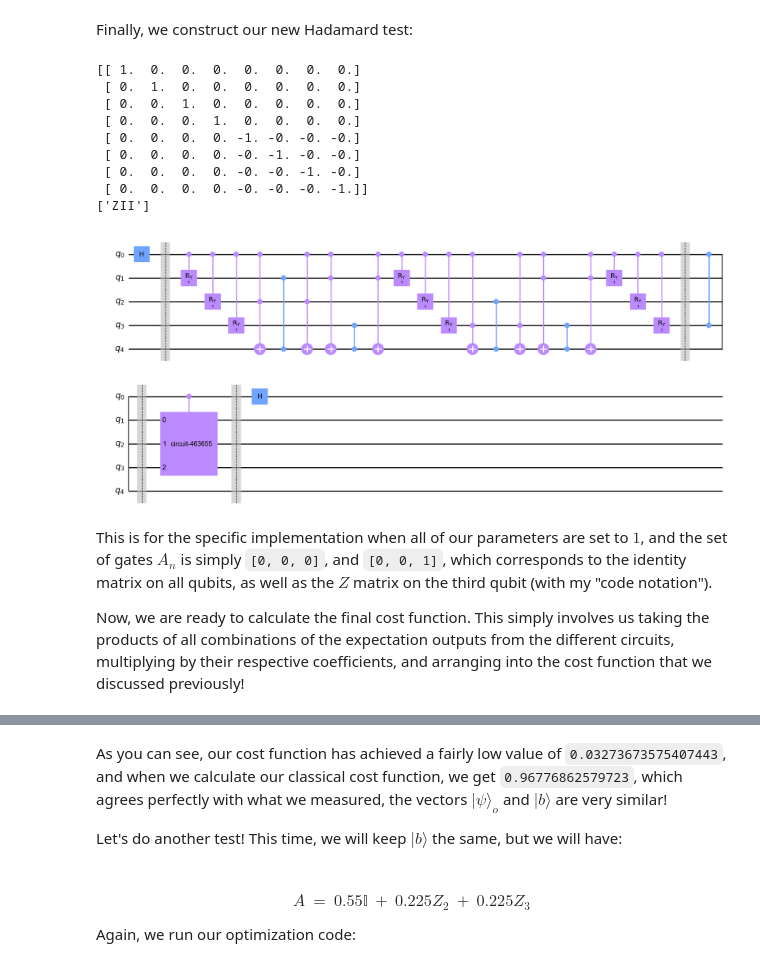
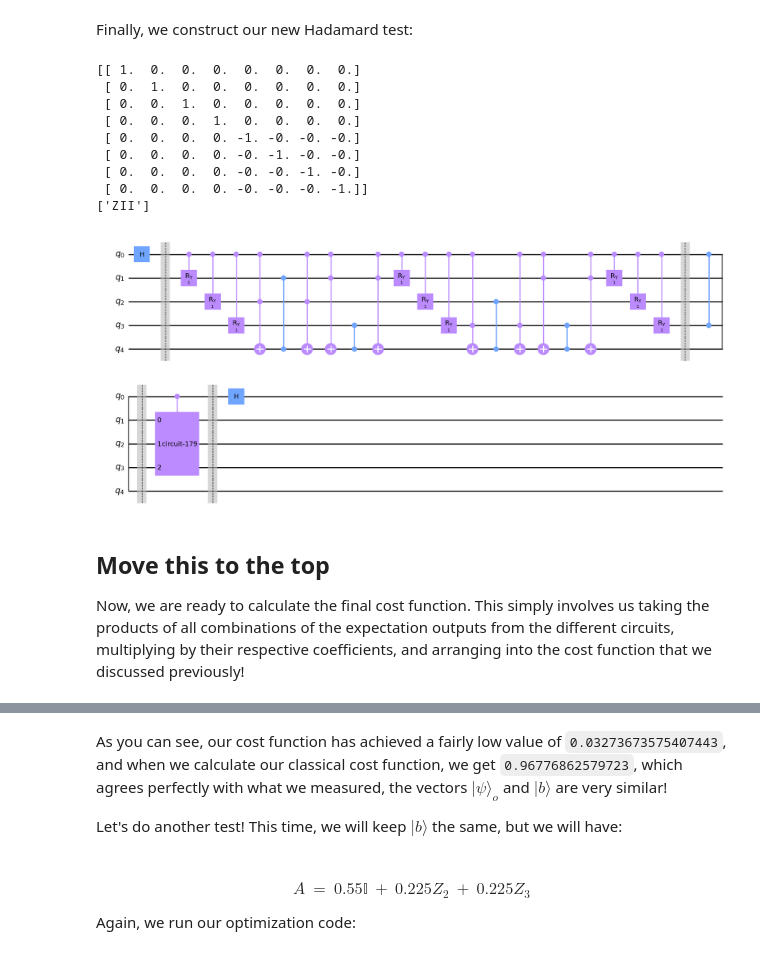
Before and after one commit to cezaris13/CourseWork, a Jupyter notebook: vqls.ipynb, the cells around one changed output, grey strips where cells are left out. Saved outputs shown, nothing was run; the diff lists cells and outputs as text; code cells hidden in the pictures.

```diff
--- a/vqls.ipynb
+++ b/vqls.ipynb
@@ -11,3 +412,10 @@ from math import ceil
+# %%
+auxiliaryQubit = 0
+shots = 100000 # 100000
+gamma = 0.01 # regularization parameter
+testSize = 0.2
+# %%
+svm = QuantumSVM(auxiliaryQubit=auxiliaryQubit, shots=shots)
 # %% [markdown]
 ## 1. Introduction
 
@@ -485,48 +734,21 @@ circ.draw(output="mpl")
 # %% [markdown]
 Finally, we construct our new Hadamard test:
 # %%
-# Create the controlled Hadamard test, for calculating <psi|psi>
-
-def specialHadamardTest(circ: QuantumCircuit, paulis: PauliList, qubits: list, auxiliaryIndex: int, parameters: list, weights: list):
-    circ.h(auxiliaryIndex)
-
-    circ.barrier()
-
-    controlFixedAnsatz(circ, qubits, parameters, auxiliaryIndex)
-
-    circ.barrier()
-
-    convertMatrixIntoCircuit(circ, paulis, controlled=True, auxiliaryQubit=auxiliaryIndex, showBarriers=False)
-
-    circ.barrier()
-
-    controlB(circ, auxiliaryIndex, qubits,weights)
-
-    circ.barrier()
-
-    circ.h(auxiliaryIndex)
-
-
-matrix = np.kron(zGate(),np.kron(identityGate(),identityGate()))
-print(matrix)
-pauliOp = SparsePauliOp.from_operator(matrix)
-print (pauliOp.paulis)
-
+matrix = np.kron(svm.zGate(),np.kron(svm.identityGate(),svm.identityGate()))
 circ = QuantumCircuit(5)
-specialHadamardTest(circ, pauliOp.paulis, [1, 2, 3], 0, [[1, 1, 1], [1, 1, 1], [1, 1, 1]], [1, 1, 1, 1, 1, 1, 1, 1])
+svm.specialHadamardTest(circ, pauliOp.paulis, [1, 2, 3], 0, [[1, 1, 1], [1, 1, 1], [1, 1, 1]], [1, 1, 1, 1, 1, 1, 1, 1])
 circ.draw(output="mpl")
 # %% [output]
 [[ 1.  0.  0.  0.  0.  0.  0.  0.]
  [ 0.  1.  0.  0.  0.  0.  0.  0.]
  [ 0.  0.  1.  0.  0.  0.  0.  0.]
  [ 0.  0.  0.  1.  0.  0.  0.  0.]
  [ 0.  0.  0.  0. -1. -0. -0. -0.]
  [ 0.  0.  0.  0. -0. -1. -0. -0.]
  [ 0.  0.  0.  0. -0. -0. -1. -0.]
  [ 0.  0.  0.  0. -0. -0. -0. -1.]]
 ['ZII']
-[figure, old version]
+[figure, new version]
 # %% [markdown]
-This is for the specific implementation when all of our parameters are set to $1$, and the set of gates $A_n$ is simply `[0, 0, 0]`, and `[0, 0, 1]`, which corresponds to the identity matrix on all qubits, as well as the $Z$ matrix on the third qubit (with my "code notation").
-
+## Move this to the top
 Now, we are ready to calculate the final cost function. This simply involves us taking the products of all combinations of the expectation outputs from the different circuits, multiplying by their respective coefficients, and arranging into the cost function that we discussed previously!
```
Also changed, not shown: parts of 30 cells of this notebook.
